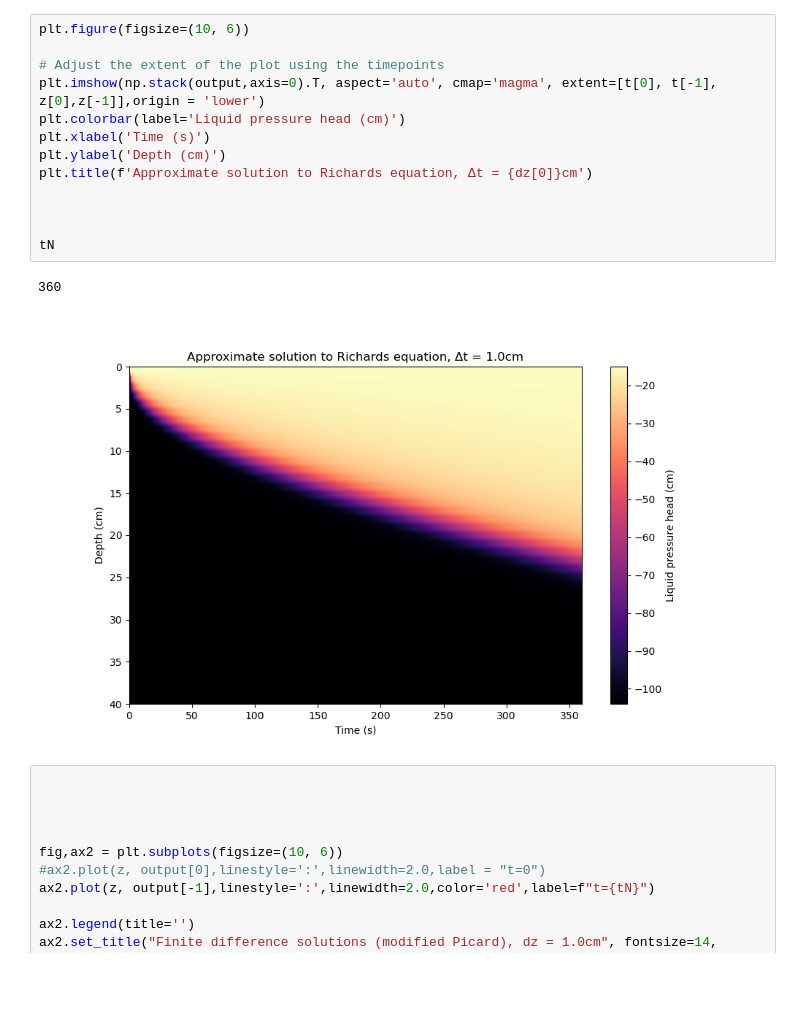
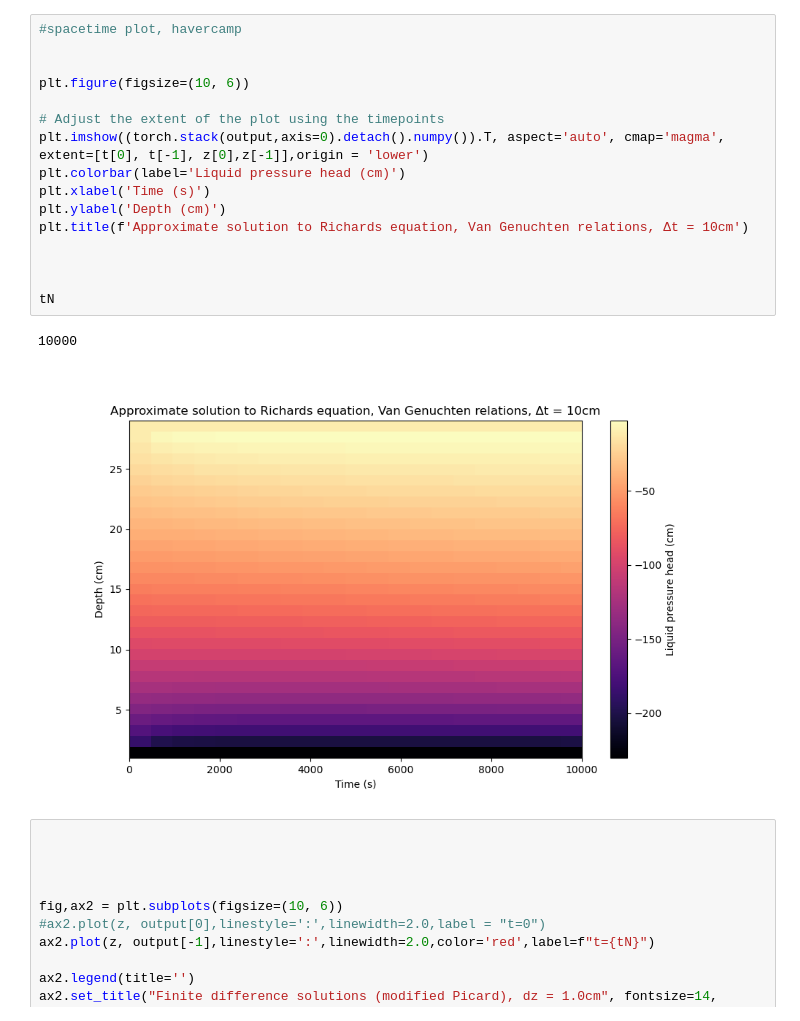
Before and after one commit to valdemarskou/PINNs, a Jupyter notebook: torch workdoc.ipynb, the cells around one changed output. Drawn from its saved outputs; the diff is of its cells as text; blank space fills up the shorter version.

```diff
--- a/torch workdoc.ipynb
+++ b/torch workdoc.ipynb
@@ -67,19 +158,22 @@ tensor([-56.9824, -56.9824, -56.9824, -56.9824, -56.9824, -56.9824, -56.9824,
 # %%
+#spacetime plot, havercamp
+
+
 plt.figure(figsize=(10, 6))
 
 # Adjust the extent of the plot using the timepoints
-plt.imshow(np.stack(output,axis=0).T, aspect='auto', cmap='magma', extent=[t[0], t[-1], z[0],z[-1]],origin = 'lower')
+plt.imshow((torch.stack(output,axis=0).detach().numpy()).T, aspect='auto', cmap='magma', extent=[t[0], t[-1], z[0],z[-1]],origin = 'lower')
 plt.colorbar(label='Liquid pressure head (cm)')
 plt.xlabel('Time (s)')
 plt.ylabel('Depth (cm)')
-plt.title(f'Approximate solution to Richards equation, Δt = {dz[0]}cm')
+plt.title(f'Approximate solution to Richards equation, Van Genuchten relations, Δt = 10cm')
 
 
 
 tN
 # %% [output]
-360
+10000
-[figure, old version]
+[figure, new version]
 # %%
 
 
```
Also changed, not shown: parts of 10 cells of this notebook, 7 other files.
